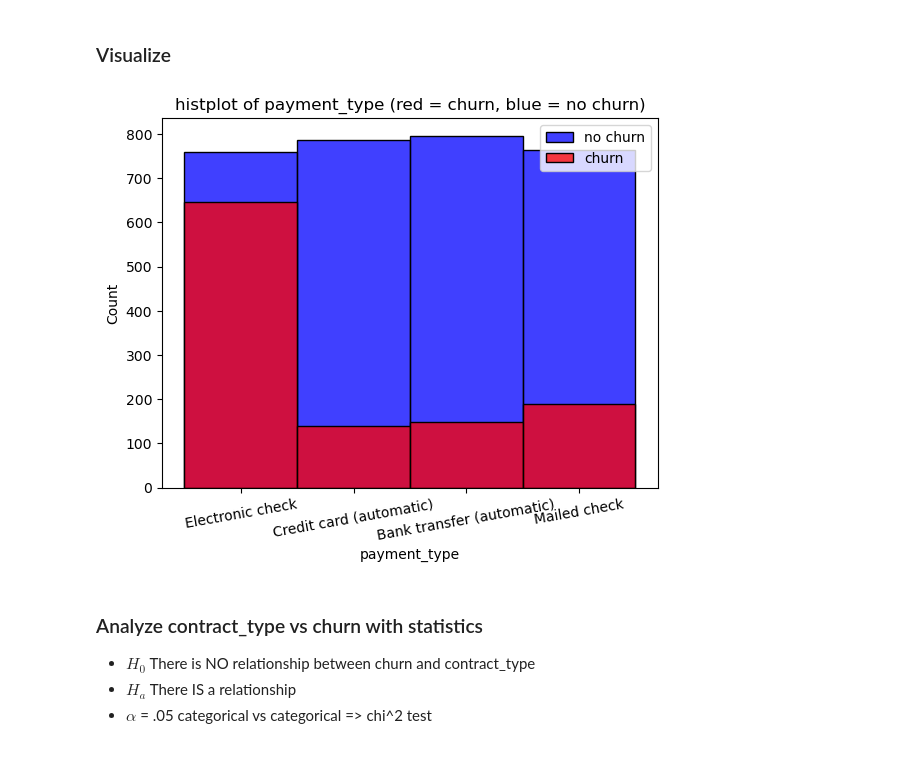
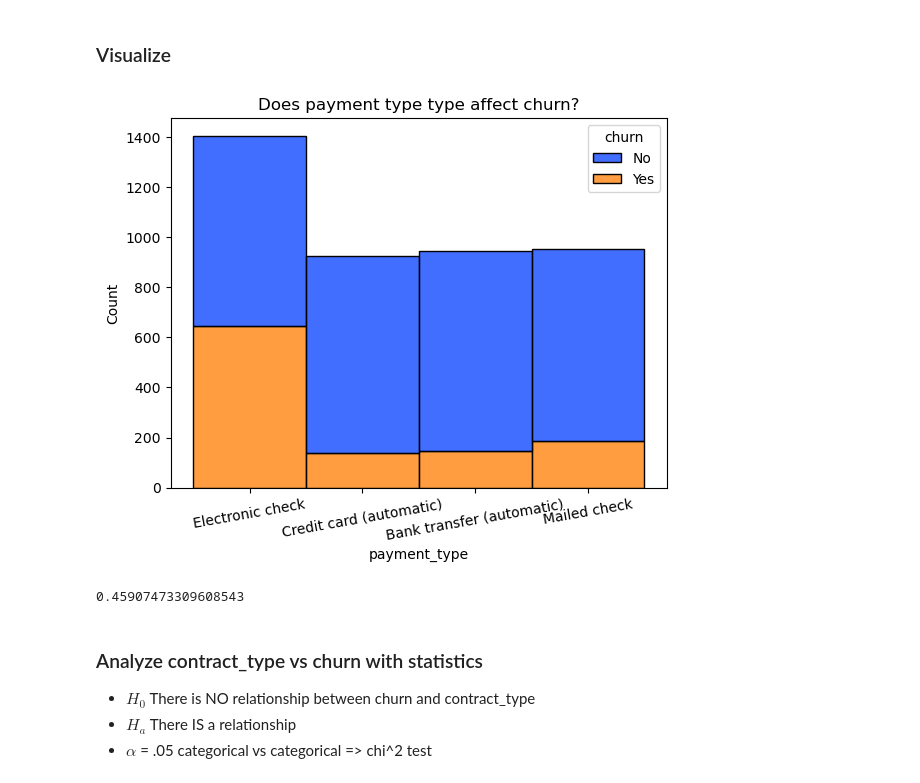
Before and after one commit to corey-hermesch/telco_churn_project, a Jupyter notebook: mvp_explore_work.ipynb, the cells around one changed output. Cells and saved outputs as stored; diff of their text form; code cells hidden in the pictures.

```diff
--- a/mvp_explore_work.ipynb
+++ b/mvp_explore_work.ipynb
@@ -375,14 +420,18 @@ chi2, p, dof, expected
 ### Visualize
 # %%
 # cleaning up the visualization with a legend and rotating the xticks slightly
-sns.histplot(ne_train[ne_train.churn == 'No'].payment_type, color='blue', label='no churn')
-sns.histplot(ne_train[ne_train.churn == 'Yes'].payment_type, color='red', label='churn')
-plt.title('histplot of payment_type (red = churn, blue = no churn)')
-plt.legend()
+sns.histplot(ne_train, x='payment_type', multiple='stack', hue='churn', palette='bright')
+plt.title("Does payment type type affect churn?")
 plt.xticks(rotation=10)
 plt.show()
 # %% [output]
-[figure, old version]
+[figure, new version]
+# %%
+electronic_check_churn_nums = ne_train[ne_train.payment_type == 'Electronic check'].churn.value_counts()
+percent_churn = electronic_check_churn_nums.loc['Yes'] / electronic_check_churn_nums.sum()
+percent_churn
+# %% [output]
+0.45907473309608543
 # %% [markdown]
 ### Analyze contract_type vs churn with statistics
 - $H_0$ There is NO relationship between churn and contract_type
```
Also changed, not shown: parts of 11 cells of this notebook, 1 other file.
